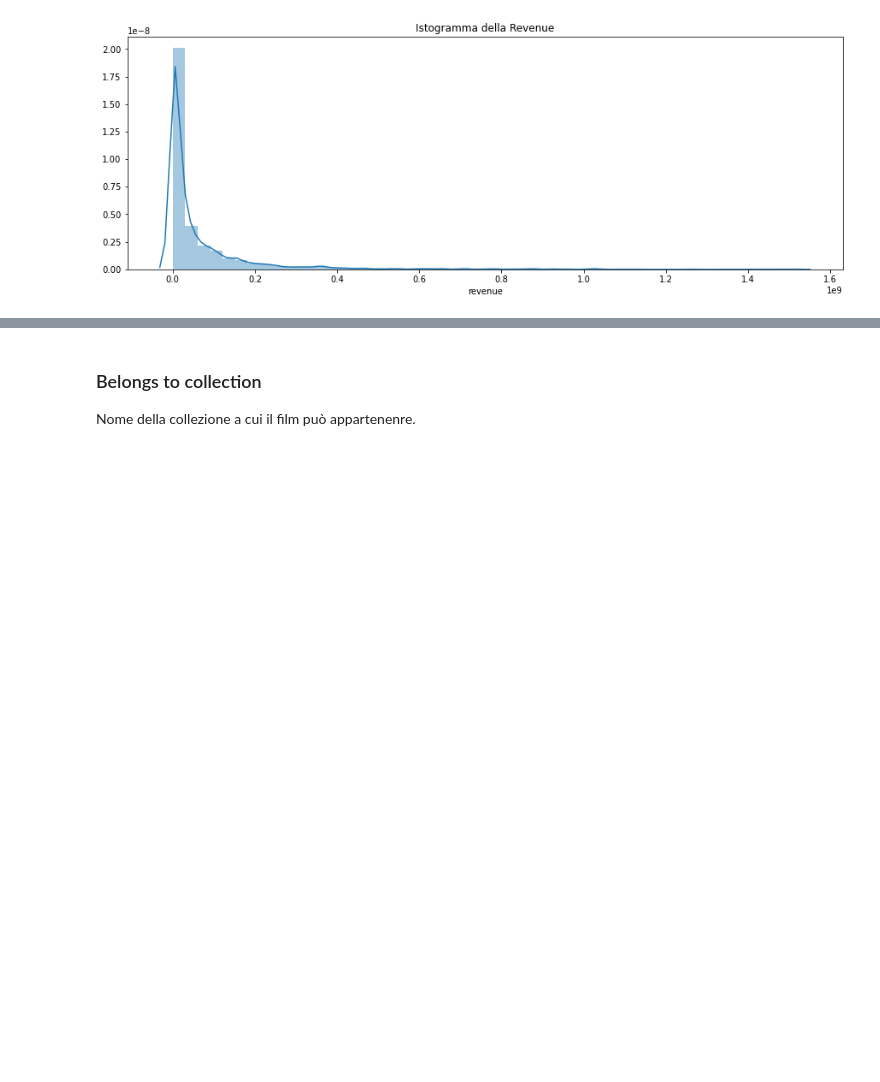
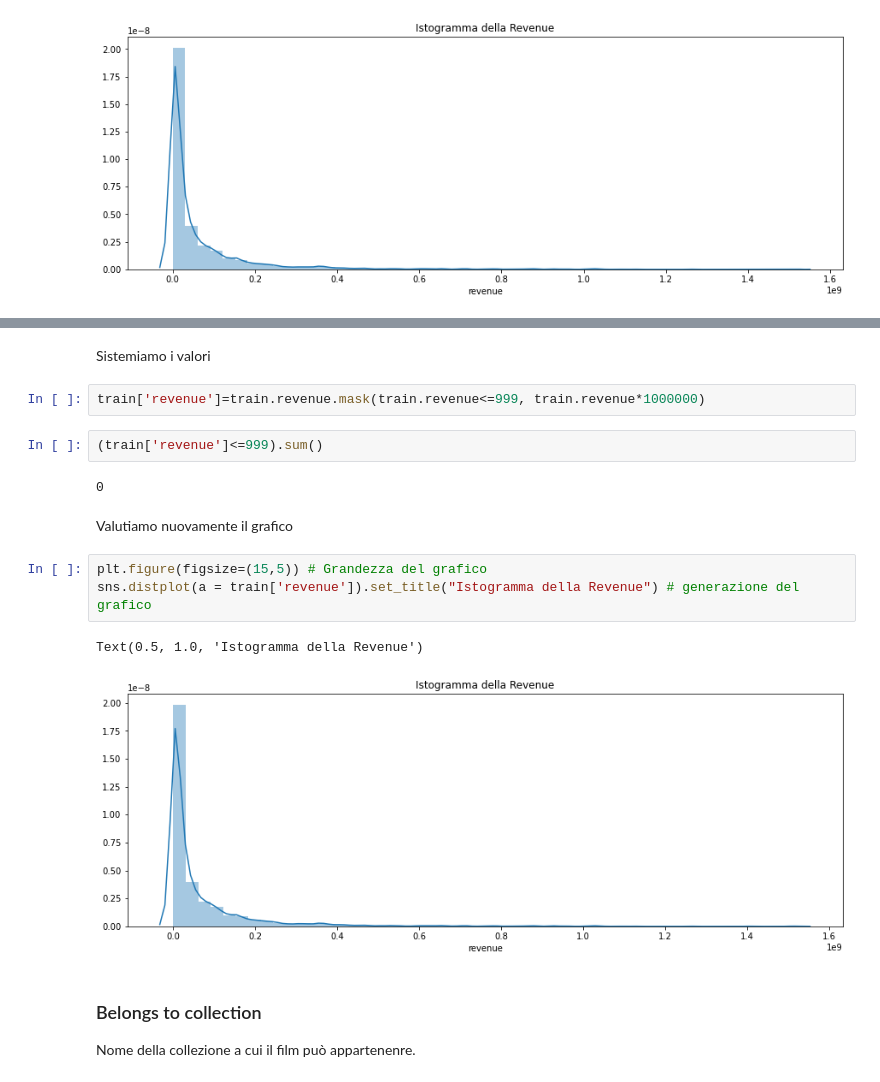
Before and after one commit to SimoneFerrari99/DWM-Kaggle-TMDB-Box-Office-Prediction, a Jupyter notebook: ProgettoDWM2021.ipynb, the cells around one changed output, grey strips where cells are left out. Cells and saved outputs as stored; diff of their text form; blank space fills up the shorter version.

```diff
--- a/ProgettoDWM2021.ipynb
+++ b/ProgettoDWM2021.ipynb
@@ -370,3 +387,19 @@ Osserviamo che buona parte dei valori vale 0.
+# %% [markdown]
+Sistemiamo i valori
+# %%
+train['revenue']=train.revenue.mask(train.revenue<=999, train.revenue*1000000)
+# %%
+(train['revenue']<=999).sum()
+# %% [output]
+0
+# %% [markdown]
+Valutiamo nuovamente il grafico
+# %%
+plt.figure(figsize=(15,5)) # Grandezza del grafico
+sns.distplot(a = train['revenue']).set_title("Istogramma della Revenue") # generazione del grafico
+# %% [output]
+Text(0.5, 1.0, 'Istogramma della Revenue')
+[figure, added]
 # %% [markdown]
 ### Belongs to collection
 Nome della collezione a cui il film può appartenenre.
```
Also changed, not shown: parts of 55 cells of this notebook.
